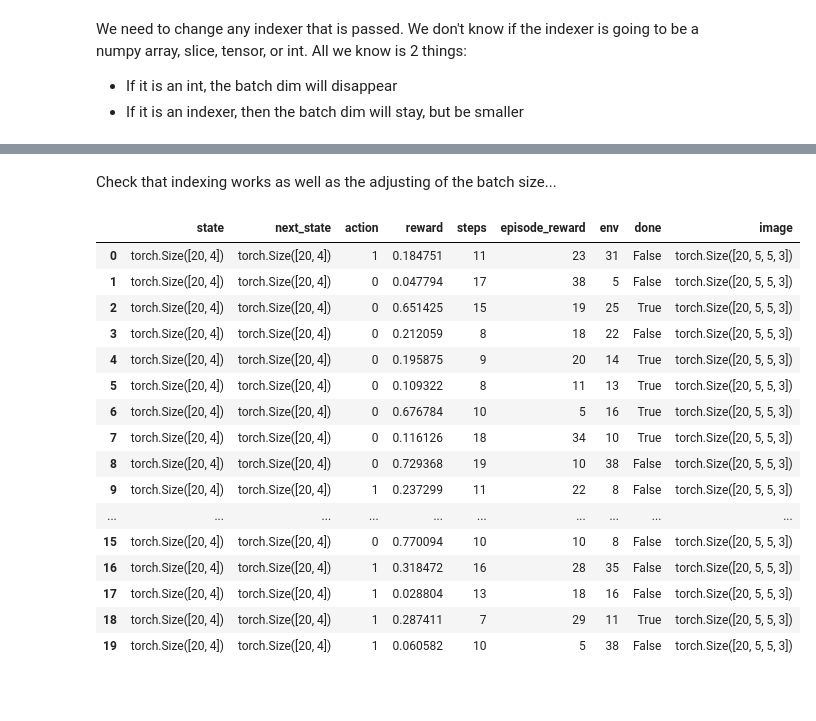
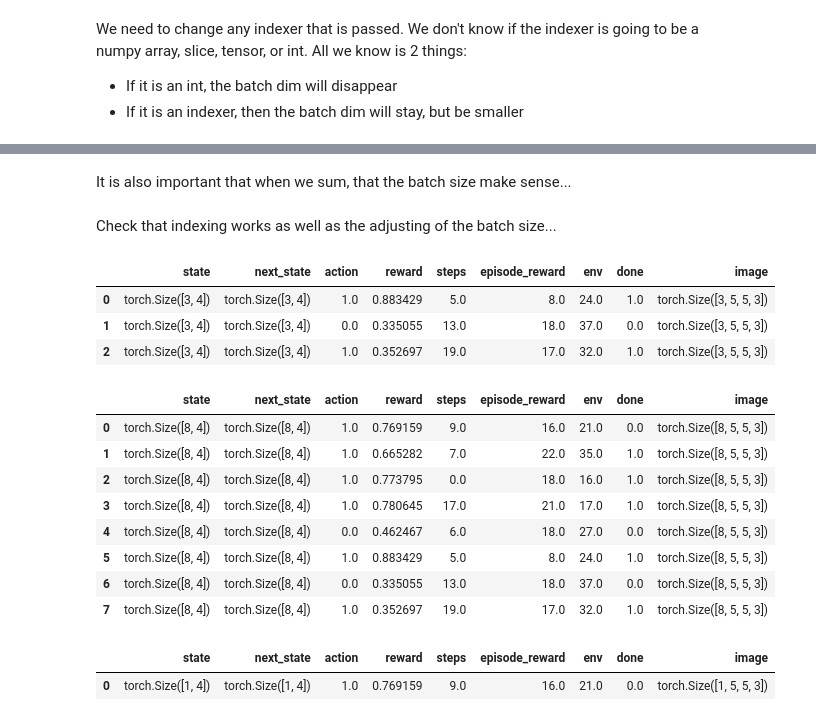
Before and after one commit to josiahls/fast-reinforcement-learning-2, a Jupyter notebook: nbs/00_core.ipynb, the cells around one changed output, grey strips where cells are left out. Drawn from its saved outputs; the diff is of its cells as text; code cells hidden in the pictures; blank space fills up the shorter version.

Commit message:
Added: - revised BD object - TensorBatch     - A tensor that maintains a batch dimension. This some how easily and magically fixed the batch issues lol.

```diff
--- a/nbs/00_core.ipynb
+++ b/nbs/00_core.ipynb
@@ -217,0 +127,9 @@ test_eq(test_d.bd_batch_size,20)
+# %%
+o=torch.randn(3,5)
+test_eq(tensor2mu('test',o)['test_mu'],{'test_mu': o.double().mean(axis=1)}['test_mu'])
+# %%
+# export
+def obj2tensor(o):
+    return (o if isinstance(o,Tensor) else
+            Tensor(o) if isinstance(o,(L,list,np.ndarray)) else
+            Tensor([o]))
@@ -217,0 +200,27 @@ test_eq(test_d.bd_batch_size,20)
+# %%
+# Typical dictionary with an image field.
+example_1=lambda: {'state':np.random.rand(4,),'next_state':torch.rand(4,),
+                'action':[np.random.randint(0,2)],'reward':[np.random.ranf()],
+                'steps':[np.random.randint(0,20)],'episode_reward':[np.random.randint(5,40)],
+                'env':[np.random.randint(5,40)],'done':[np.random.randint(0,2)==0],
+                'image':torch.rand(5,5,3)}
+# If some fields have different shape
+example_2=lambda: {'state':np.random.rand(1,4),'next_state':torch.rand(1,4),
+                'action':L([np.random.randint(0,2)]),
+                'reward':L([np.random.ranf()]),
+                'steps':L([np.random.randint(0,20)]),
+                'episode_reward':L([np.random.randint(5,40)]),
+                'env':L([np.random.randint(5,40)]),
+                'done':L([np.random.randint(0,2)==0]),
+                'image':torch.rand(1,5,5,3)}
+# Single dict with has bs > 3
+example_3=lambda: {'state':np.random.rand(3,4),'next_state':torch.rand(3,4),
+                'action':L.range(3).map(lambda _:np.random.randint(0,2)),
+                'reward':L.range(3).map(lambda _:np.random.ranf()),
+                'steps':L.range(3).map(lambda _:np.random.randint(0,20)),
+                'episode_reward':L.range(3).map(lambda _:np.random.randint(5,40)),
+                'env':L.range(3).map(lambda _:np.random.randint(5,40)),
+                'done':L.range(3).map(lambda _:np.random.randint(0,2)==0),
+                'image':torch.rand(3,5,5,3)}
+
+functions={'example 1':example_1,'example 2':example_2,'example 3':example_3}
@@ -218,27 +307,35 @@ test_eq(test_d.bd_batch_size,20)
+# %% [markdown]
+It is also important that when we sum, that the batch size make sense...
+# %%
+test_d=sum((BD(example_1()) for _ in range(20)))
+test_eq(test_d.bs,20)
 # %% [markdown]
 Check that indexing works as well as the adjusting of the batch size...
 # %%
 test_eq(type(test_d['state']),Tensor)
 test_eq(type(test_d[5]),BD)
-test_eq(test_d[5:8].bd_batch_size,3)
+test_eq(test_d[5:8].bs,3)
+test_d[5:8].pandas()
+# %% [output]
+|  | state | next_state | action | reward | steps | episode_reward | env | done | image |
+| 0 | torch.Size([3, 4]) | torch.Size([3, 4]) | 1.0 | 0.883429 | 5.0 | 8.0 | 24.0 | 1.0 | torch.Size([3, 5, 5, 3]) |
+| 1 | torch.Size([3, 4]) | torch.Size([3, 4]) | 0.0 | 0.335055 | 13.0 | 18.0 | 37.0 | 0.0 | torch.Size([3, 5, 5, 3]) |
+| 2 | torch.Size([3, 4]) | torch.Size([3, 4]) | 1.0 | 0.352697 | 19.0 | 17.0 | 32.0 | 1.0 | torch.Size([3, 5, 5, 3]) |
 # %%
-test_d.pandas()
+test_d[:8].pandas()
 # %% [output]
 |  | state | next_state | action | reward | steps | episode_reward | env | done | image |
-| 0 | torch.Size([20, 4]) | torch.Size([20, 4]) | 1 | 0.184751 | 11 | 23 | 31 | False | torch.Size([20, 5, 5, 3]) |
-| 1 | torch.Size([20, 4]) | torch.Size([20, 4]) | 0 | 0.047794 | 17 | 38 | 5 | False | torch.Size([20, 5, 5, 3]) |
-| 2 | torch.Size([20, 4]) | torch.Size([20, 4]) | 0 | 0.651425 | 15 | 19 | 25 | True | torch.Size([20, 5, 5, 3]) |
-| 3 | torch.Size([20, 4]) | torch.Size([20, 4]) | 0 | 0.212059 | 8 | 18 | 22 | False | torch.Size([20, 5, 5, 3]) |
-| 4 | torch.Size([20, 4]) | torch.Size([20, 4]) | 0 | 0.195875 | 9 | 20 | 14 | True | torch.Size([20, 5, 5, 3]) |
-| 5 | torch.Size([20, 4]) | torch.Size([20, 4]) | 0 | 0.109322 | 8 | 11 | 13 | True | torch.Size([20, 5, 5, 3]) |
-| 6 | torch.Size([20, 4]) | torch.Size([20, 4]) | 0 | 0.676784 | 10 | 5 | 16 | True | torch.Size([20, 5, 5, 3]) |
-| 7 | torch.Size([20, 4]) | torch.Size([20, 4]) | 0 | 0.116126 | 18 | 34 | 10 | True | torch.Size([20, 5, 5, 3]) |
-| 8 | torch.Size([20, 4]) | torch.Size([20, 4]) | 0 | 0.729368 | 19 | 10 | 38 | False | torch.Size([20, 5, 5, 3]) |
-| 9 | torch.Size([20, 4]) | torch.Size([20, 4]) | 1 | 0.237299 | 11 | 22 | 8 | False | torch.Size([20, 5, 5, 3]) |
-| ... | ... | ... | ... | ... | ... | ... | ... | ... | ... |
-| 15 | torch.Size([20, 4]) | torch.Size([20, 4]) | 0 | 0.770094 | 10 | 10 | 8 | False | torch.Size([20, 5, 5, 3]) |
-| 16 | torch.Size([20, 4]) | torch.Size([20, 4]) | 1 | 0.318472 | 16 | 28 | 35 | False | torch.Size([20, 5, 5, 3]) |
-| 17 | torch.Size([20, 4]) | torch.Size([20, 4]) | 1 | 0.028804 | 13 | 18 | 16 | False | torch.Size([20, 5, 5, 3]) |
-| 18 | torch.Size([20, 4]) | torch.Size([20, 4]) | 1 | 0.287411 | 7 | 29 | 11 | True | torch.Size([20, 5, 5, 3]) |
-| 19 | torch.Size([20, 4]) | torch.Size([20, 4]) | 1 | 0.060582 | 10 | 5 | 38 | False | torch.Size([20, 5, 5, 3]) |
+| 0 | torch.Size([8, 4]) | torch.Size([8, 4]) | 1.0 | 0.769159 | 9.0 | 16.0 | 21.0 | 0.0 | torch.Size([8, 5, 5, 3]) |
+| 1 | torch.Size([8, 4]) | torch.Size([8, 4]) | 1.0 | 0.665282 | 7.0 | 22.0 | 35.0 | 1.0 | torch.Size([8, 5, 5, 3]) |
+| 2 | torch.Size([8, 4]) | torch.Size([8, 4]) | 1.0 | 0.773795 | 0.0 | 18.0 | 16.0 | 1.0 | torch.Size([8, 5, 5, 3]) |
+| 3 | torch.Size([8, 4]) | torch.Size([8, 4]) | 1.0 | 0.780645 | 17.0 | 21.0 | 17.0 | 1.0 | torch.Size([8, 5, 5, 3]) |
+| 4 | torch.Size([8, 4]) | torch.Size([8, 4]) | 0.0 | 0.462467 | 6.0 | 18.0 | 27.0 | 0.0 | torch.Size([8, 5, 5, 3]) |
+| 5 | torch.Size([8, 4]) | torch.Size([8, 4]) | 1.0 | 0.883429 | 5.0 | 8.0 | 24.0 | 1.0 | torch.Size([8, 5, 5, 3]) |
+| 6 | torch.Size([8, 4]) | torch.Size([8, 4]) | 0.0 | 0.335055 | 13.0 | 18.0 | 37.0 | 0.0 | torch.Size([8, 5, 5, 3]) |
+| 7 | torch.Size([8, 4]) | torch.Size([8, 4]) | 1.0 | 0.352697 | 19.0 | 17.0 | 32.0 | 1.0 | torch.Size([8, 5, 5, 3]) |
+# %%
+test_d[Tensor([0]).long()].pandas()
+# %% [output]
+|  | state | next_state | action | reward | steps | episode_reward | env | done | image |
+| 0 | torch.Size([1, 4]) | torch.Size([1, 4]) | 1.0 | 0.769159 | 9.0 | 16.0 | 21.0 | 0.0 | torch.Size([1, 5, 5, 3]) |
 # %%
```
Also changed, not shown: parts of 34 cells of this notebook, 12 other files.
